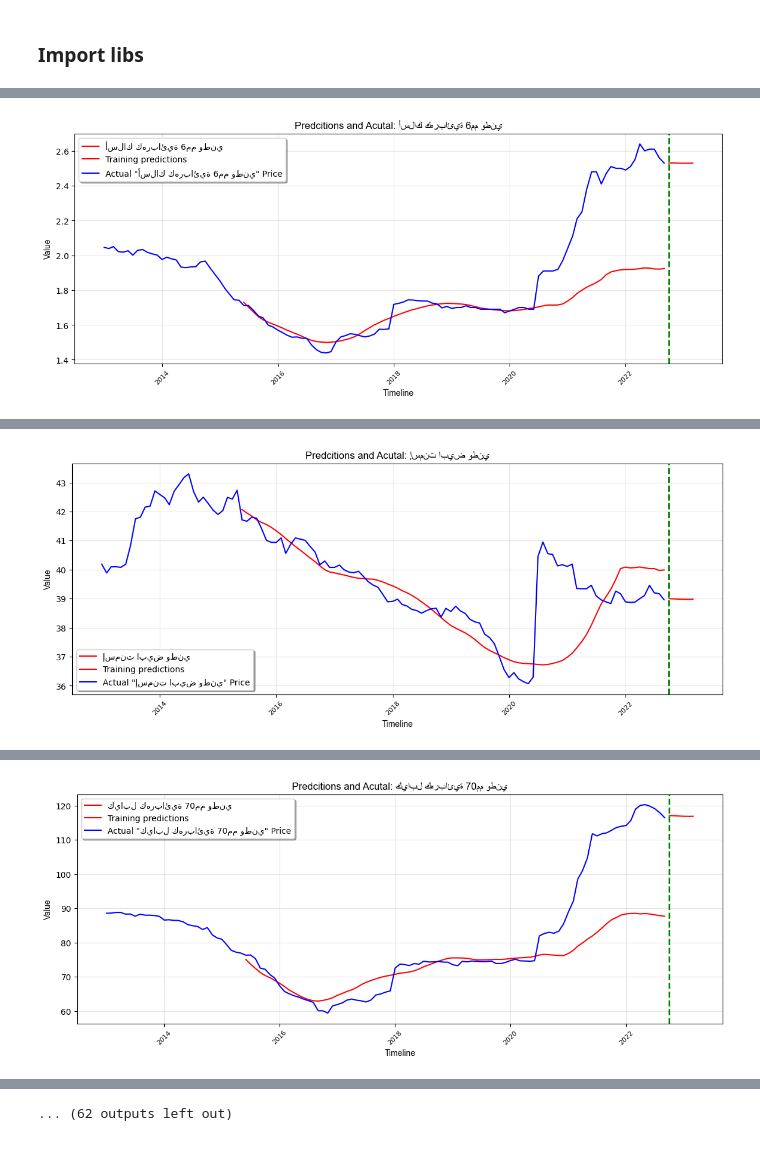
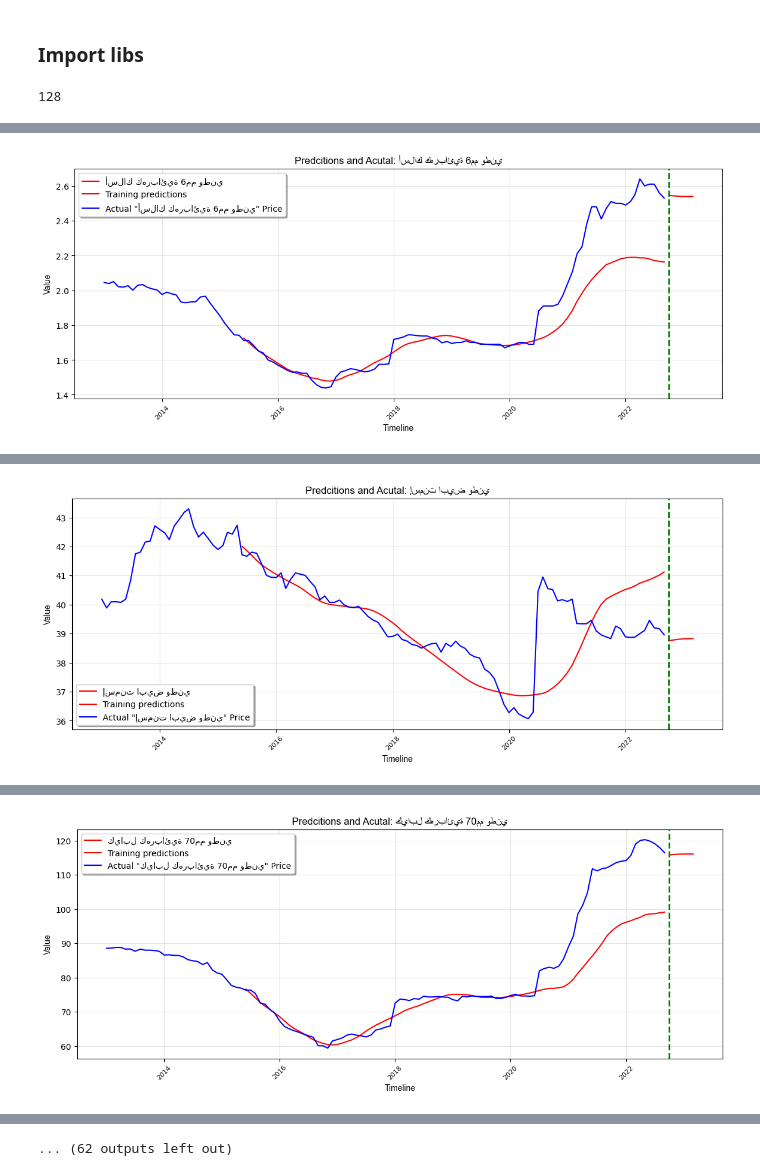
Before and after one commit to FNafisa/Test_repo, a Jupyter notebook: professional/Project PoC/multivariate forecastor.ipynb, the cells around one changed output, grey strips where cells are left out. Drawn from its saved outputs; the diff is of its cells as text; code cells hidden in the pictures.

```diff
--- a/professional/Project PoC/multivariate forecastor.ipynb
+++ b/professional/Project PoC/multivariate forecastor.ipynb
@@ -19,8 +19,12 @@ from keras.layers import Dense
 from keras.layers import LSTM
 from keras.layers import Dropout
 from keras.optimizers import Adam
+# %%
+256 // 2
+# %% [output]
+128
 # %%
-def pipeline(filepath_str):
+def pipeline(filepath_str, first_layer_nodes, adam_learning_rate, drp1, drp2):
     # import training dataset
     filepath= r'C:\Users\fnafisa\WORKSPACE\professional\Project PoC\Input\data\Construction materials\segregated'+f'\{filepath_str}'
     dataset_train= pd.read_excel(filepath)
@@ -29,7 +33,7 @@ def pipeline(filepath_str):
     dataset_train= dataset_train.sort_values(by=['date'], ascending=True)
 
     # features selection
-    cols= list(dataset_train)[1:-1]
+    cols= list(dataset_train)[1:]
 
     # Extract dates (timestamp format)
     datelist_train = list(dataset_train['date'])
@@ -101,12 +105,14 @@ def pipeline(filepath_str):
 
     # build the model
     model= Sequential()
-    model.add(LSTM(units=16, return_sequences=True, input_shape=(n_past, X_train.shape[-1])))
-    model.add(Dropout(.20))
+
+    model.add(LSTM(units=first_layer_nodes, return_sequences=True, input_shape=(n_past, X_train.shape[-1])))
+    model.add(Dropout(drp1))
     model.add(LSTM(units=10, return_sequences=False))
-    model.add(Dropout(.30))
+
+    model.add(Dropout(drp2))
     model.add(Dense(units=1, activation='linear'))
-    model.compile(optimizer= Adam(learning_rate=.0075), loss= 'mean_squared_error')
+    model.compile(optimizer= Adam(learning_rate=adam_learning_rate), loss= 'mean_squared_error')
     # %%time
     es = EarlyStopping(monitor='val_loss', min_delta=1e-10, patience=20, verbose=1)
     rlr = ReduceLROnPlateau(monitor='val_loss', factor=0.5, patience=10, verbose=1)
@@ -180,13 +186,19 @@ def pipeline(filepath_str):
     df_final_res
     df_final_res= df_final_res.append(PREDICTIONS_FUTURE)
     df_final_res['element_name']= element_name
+
+
+    file_location=  r'C:\Users\fnafisa\WORKSPACE\professional\Project PoC\output\construction materials price index prediction\{}'
+    file_location= file_location.format(filepath_str)
+    df_final_res.to_excel(file_location)
+
     return df_final_res
 # %%
 elements= pd.read_excel(r'C:\Users\fnafisa\WORKSPACE\professional\Project PoC\Input\data\Construction materials\segregated\type names.xlsx')
 elements.columns= ['element_name']
 # %%
 for e in elements['element_name']:
-    pipeline(e+'.xlsx')
+    pipeline(e+'.xlsx', first_layer_nodes= 128, drp1= .5, drp2= .2, adam_learning_rate=.0015 )
 # %% [output]
           date   price  oil_brent       tasi      gold  interest_rate  \
 0   2013-01-01  48.041     114.54   7,043.55  1,662.00           0.14
@@ -226,4 +238,4 @@ Epoch 33: early stopping
-[figure, old version]
+[figure, new version]
           date   price  oil_brent       tasi      gold  interest_rate  \
 0   2013-01-01  40.191     114.54   7,043.55  1,662.00           0.14
 1   2013-02-01  39.886     110.42   6,998.33  1,578.90           0.15
@@ -243,5 +255,5 @@ Epoch 22: early stopping
 1/1 [==============================] - 0s 24ms/step
-[figure, old version]
+[figure, new version]
           date    price  oil_brent       tasi      gold  interest_rate  \
 0   2013-01-01   88.567     114.54   7,043.55  1,662.00           0.14
 1   2013-02-01   88.624     110.42   6,998.33  1,578.90           0.15
@@ -262,4 +274,4 @@ Epoch 21: early stopping
-[figure, old version]
+[figure, new version]
           date    price  oil_brent       tasi      gold  interest_rate  \
 0   2013-01-01  220.355     114.54   7,043.55  1,662.00           0.14
 1   2013-02-01  219.226     110.42   6,998.33  1,578.90           0.15
```
Also changed, not shown: parts of 1 cell of this notebook, 2 other files.
